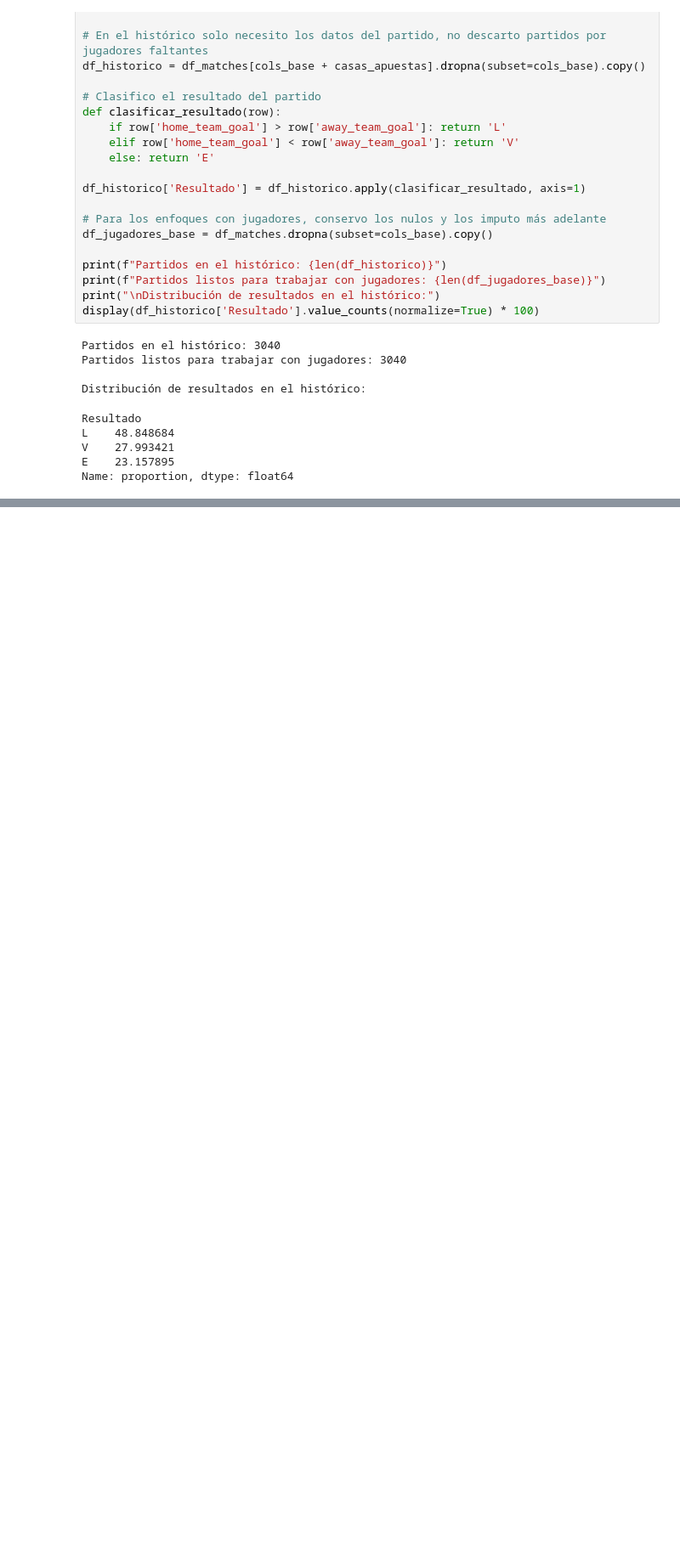
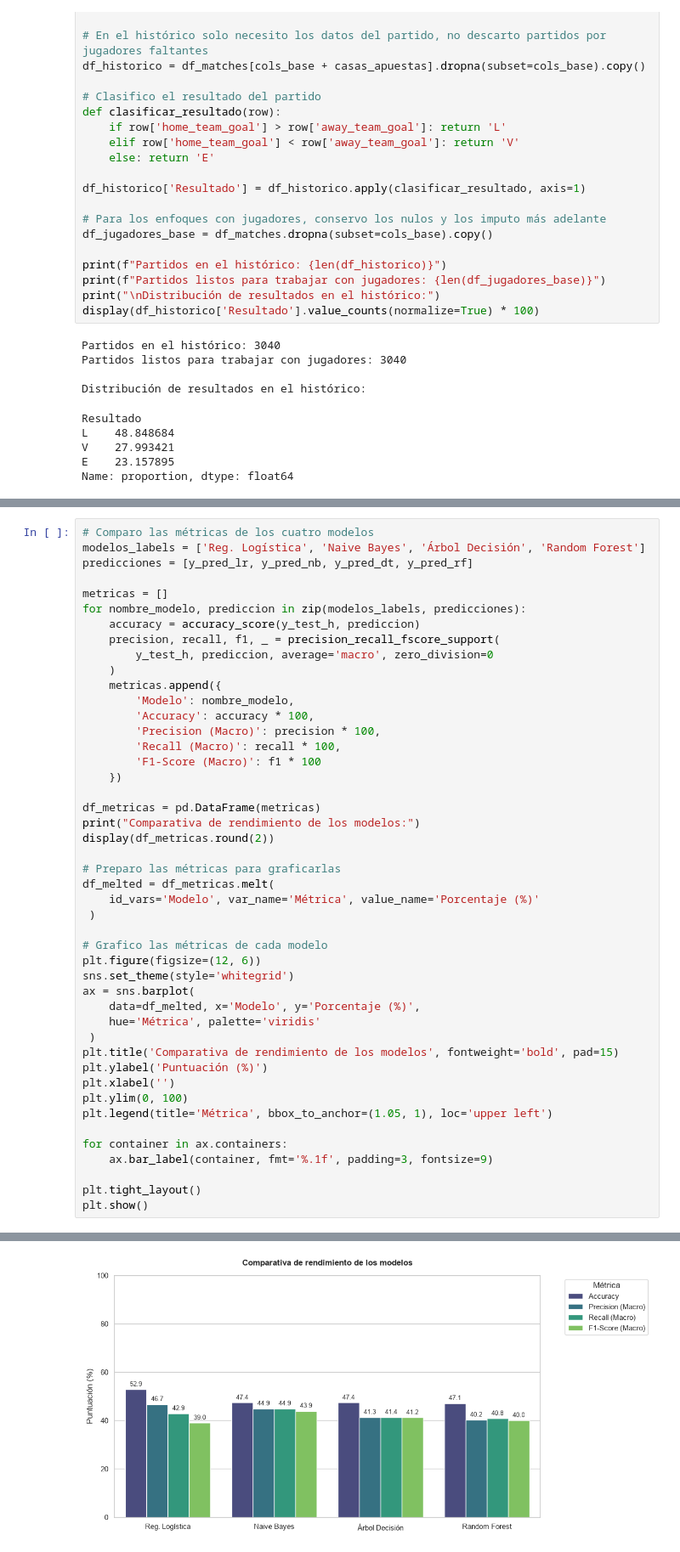
Before and after one commit to GzzAlejandro/proyecto-integrador-laliga, a Jupyter notebook: notebooks/06_predictor_de_partidos.ipynb, the cells around one changed output, grey strips where cells are left out. Shown at 85% size. Saved outputs shown, nothing was run; the diff lists cells and outputs as text; blank space fills up the shorter version.

```diff
--- a/notebooks/06_predictor_de_partidos.ipynb
+++ b/notebooks/06_predictor_de_partidos.ipynb
@@ -314,0 +323,47 @@ weighted avg       0.44      0.47      0.45       380
+# %%
+# Comparo las métricas de los cuatro modelos
+modelos_labels = ['Reg. Logística', 'Naive Bayes', 'Árbol Decisión', 'Random Forest']
+predicciones = [y_pred_lr, y_pred_nb, y_pred_dt, y_pred_rf]
+
+metricas = []
+for nombre_modelo, prediccion in zip(modelos_labels, predicciones):
+    accuracy = accuracy_score(y_test_h, prediccion)
+    precision, recall, f1, _ = precision_recall_fscore_support(
+        y_test_h, prediccion, average='macro', zero_division=0
+    )
+    metricas.append({
+        'Modelo': nombre_modelo,
+        'Accuracy': accuracy * 100,
+        'Precision (Macro)': precision * 100,
+        'Recall (Macro)': recall * 100,
+        'F1-Score (Macro)': f1 * 100
+    })
+
+df_metricas = pd.DataFrame(metricas)
+print("Comparativa de rendimiento de los modelos:")
+display(df_metricas.round(2))
+
+# Preparo las métricas para graficarlas
+df_melted = df_metricas.melt(
+    id_vars='Modelo', var_name='Métrica', value_name='Porcentaje (%)'
+ )
+
+# Grafico las métricas de cada modelo
+plt.figure(figsize=(12, 6))
+sns.set_theme(style='whitegrid')
+ax = sns.barplot(
+    data=df_melted, x='Modelo', y='Porcentaje (%)',
+    hue='Métrica', palette='viridis'
+ )
+plt.title('Comparativa de rendimiento de los modelos', fontweight='bold', pad=15)
+plt.ylabel('Puntuación (%)')
+plt.xlabel('')
+plt.ylim(0, 100)
+plt.legend(title='Métrica', bbox_to_anchor=(1.05, 1), loc='upper left')
+
+for container in ax.containers:
+    ax.bar_label(container, fmt='%.1f', padding=3, fontsize=9)
+
+plt.tight_layout()
+plt.show()
+# %% [output]
@@ -314,0 +376 @@ weighted avg       0.44      0.47      0.45       380
+[figure, added]
```
Also changed, not shown: parts of 54 cells of this notebook.
